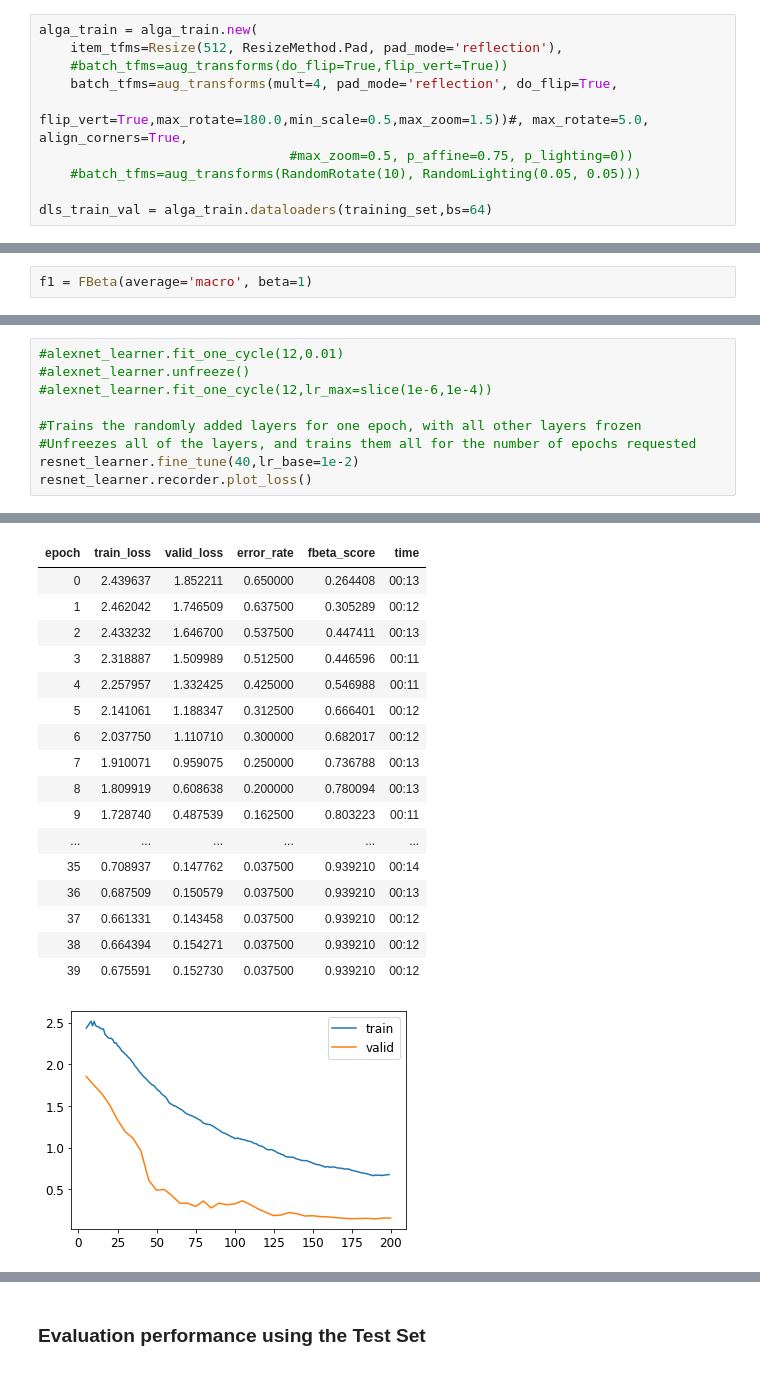
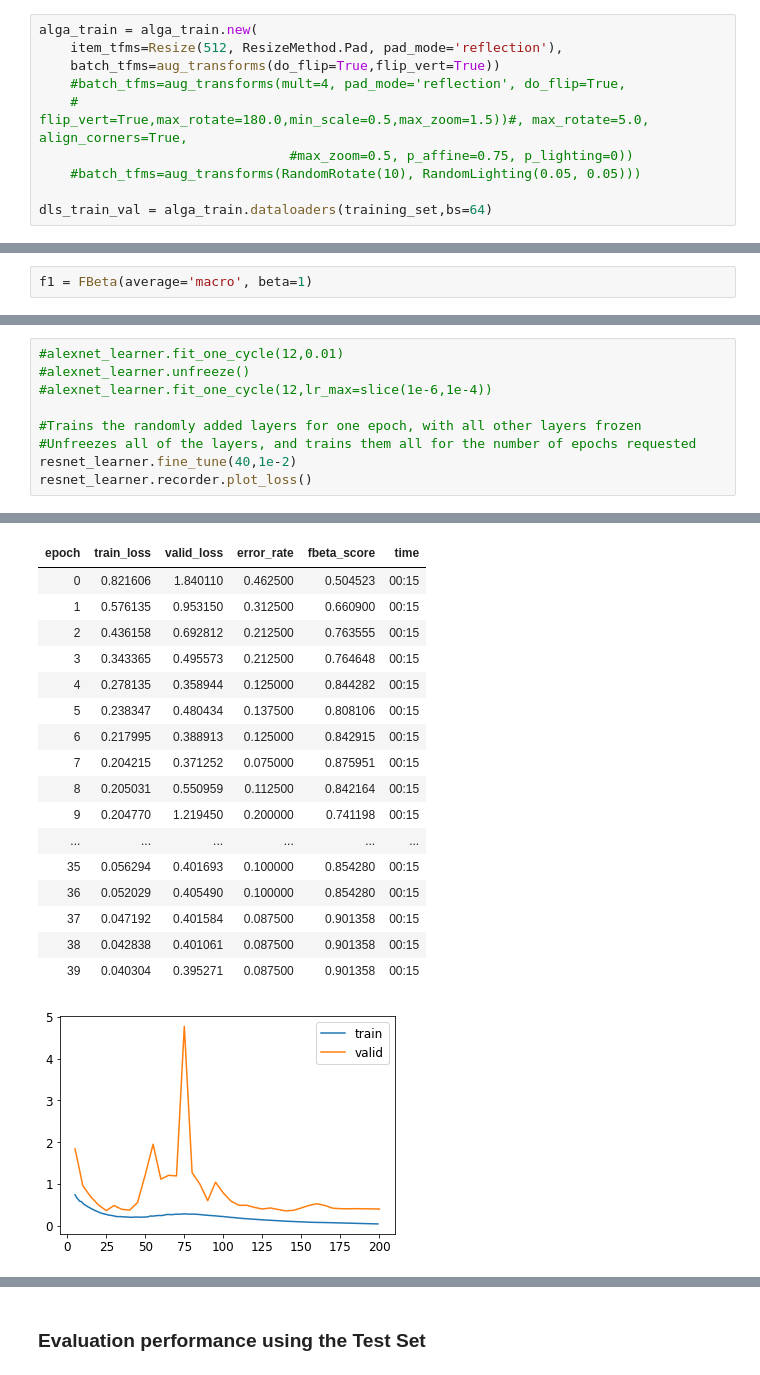
Before and after one commit to viniciusrpb/greenalgaclassification, a Jupyter notebook: selenastraceae_resnet34.ipynb, the cells around one changed output, grey strips where cells are left out. Saved outputs shown, nothing was run; the diff lists cells and outputs as text.

```diff
--- a/selenastraceae_resnet34.ipynb
+++ b/selenastraceae_resnet34.ipynb
@@ -81,9 +81,9 @@ alga_train = DataBlock(
 # %%
 alga_train = alga_train.new(
     item_tfms=Resize(512, ResizeMethod.Pad, pad_mode='reflection'),
-    #batch_tfms=aug_transforms(do_flip=True,flip_vert=True))
-    batch_tfms=aug_transforms(mult=4, pad_mode='reflection', do_flip=True,
-                                flip_vert=True,max_rotate=180.0,min_scale=0.5,max_zoom=1.5))#, max_rotate=5.0, align_corners=True,
+    batch_tfms=aug_transforms(do_flip=True,flip_vert=True))
+    #batch_tfms=aug_transforms(mult=4, pad_mode='reflection', do_flip=True,
+    #                            flip_vert=True,max_rotate=180.0,min_scale=0.5,max_zoom=1.5))#, max_rotate=5.0, align_corners=True,
                                 #max_zoom=0.5, p_affine=0.75, p_lighting=0))
     #batch_tfms=aug_transforms(RandomRotate(10), RandomLighting(0.05, 0.05)))
 
@@ -115,7 +116,7 @@ Minimum/10: 1.00e-02, steepest point: 1.10e-02
 
 #Trains the randomly added layers for one epoch, with all other layers frozen
 #Unfreezes all of the layers, and trains them all for the number of epochs requested
-resnet_learner.fine_tune(40,lr_base=1e-2)
+resnet_learner.fine_tune(40,1e-2)
 resnet_learner.recorder.plot_loss()
 # %% [output]
 | epoch | train_loss | valid_loss | error_rate | fbeta_score | time |
@@ -123,18 +124,18 @@ resnet_learner.recorder.plot_loss()
 | epoch | train_loss | valid_loss | error_rate | fbeta_score | time |
-| 0 | 2.439637 | 1.852211 | 0.650000 | 0.264408 | 00:13 |
-| 1 | 2.462042 | 1.746509 | 0.637500 | 0.305289 | 00:12 |
-| 2 | 2.433232 | 1.646700 | 0.537500 | 0.447411 | 00:13 |
-| 3 | 2.318887 | 1.509989 | 0.512500 | 0.446596 | 00:11 |
-| 4 | 2.257957 | 1.332425 | 0.425000 | 0.546988 | 00:11 |
-| 5 | 2.141061 | 1.188347 | 0.312500 | 0.666401 | 00:12 |
-| 6 | 2.037750 | 1.110710 | 0.300000 | 0.682017 | 00:12 |
-| 7 | 1.910071 | 0.959075 | 0.250000 | 0.736788 | 00:13 |
-| 8 | 1.809919 | 0.608638 | 0.200000 | 0.780094 | 00:13 |
-| 9 | 1.728740 | 0.487539 | 0.162500 | 0.803223 | 00:11 |
+| 0 | 0.821606 | 1.840110 | 0.462500 | 0.504523 | 00:15 |
+| 1 | 0.576135 | 0.953150 | 0.312500 | 0.660900 | 00:15 |
+| 2 | 0.436158 | 0.692812 | 0.212500 | 0.763555 | 00:15 |
+| 3 | 0.343365 | 0.495573 | 0.212500 | 0.764648 | 00:15 |
+| 4 | 0.278135 | 0.358944 | 0.125000 | 0.844282 | 00:15 |
+| 5 | 0.238347 | 0.480434 | 0.137500 | 0.808106 | 00:15 |
+| 6 | 0.217995 | 0.388913 | 0.125000 | 0.842915 | 00:15 |
+| 7 | 0.204215 | 0.371252 | 0.075000 | 0.875951 | 00:15 |
+| 8 | 0.205031 | 0.550959 | 0.112500 | 0.842164 | 00:15 |
+| 9 | 0.204770 | 1.219450 | 0.200000 | 0.741198 | 00:15 |
 | ... | ... | ... | ... | ... | ... |
-| 35 | 0.708937 | 0.147762 | 0.037500 | 0.939210 | 00:14 |
-| 36 | 0.687509 | 0.150579 | 0.037500 | 0.939210 | 00:13 |
-| 37 | 0.661331 | 0.143458 | 0.037500 | 0.939210 | 00:12 |
-| 38 | 0.664394 | 0.154271 | 0.037500 | 0.939210 | 00:12 |
-| 39 | 0.675591 | 0.152730 | 0.037500 | 0.939210 | 00:12 |
+| 35 | 0.056294 | 0.401693 | 0.100000 | 0.854280 | 00:15 |
+| 36 | 0.052029 | 0.405490 | 0.100000 | 0.854280 | 00:15 |
+| 37 | 0.047192 | 0.401584 | 0.087500 | 0.901358 | 00:15 |
+| 38 | 0.042838 | 0.401061 | 0.087500 | 0.901358 | 00:15 |
+| 39 | 0.040304 | 0.395271 | 0.087500 | 0.901358 | 00:15 |
-[figure, old version]
+[figure, new version]
```
Also changed, not shown: parts of 9 cells of this notebook.
